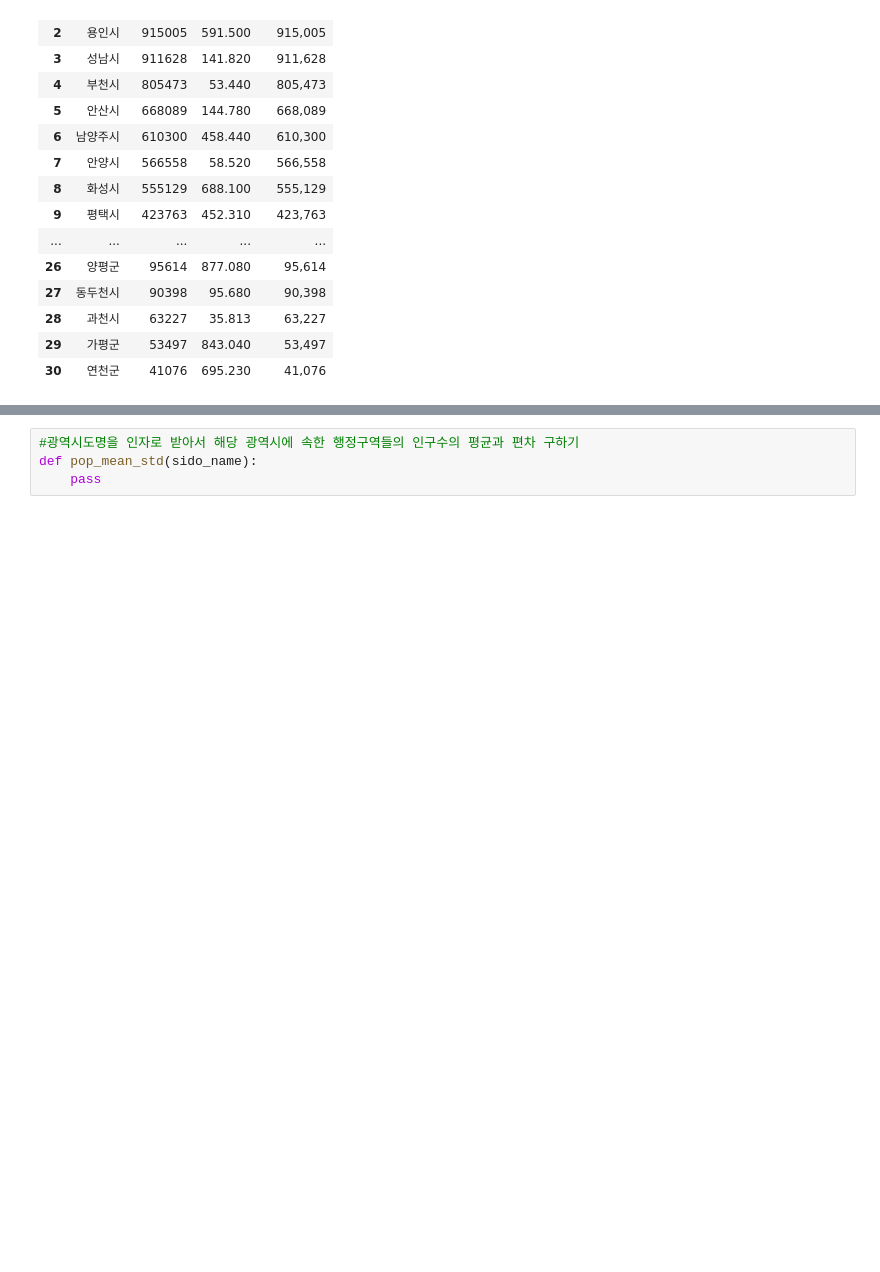
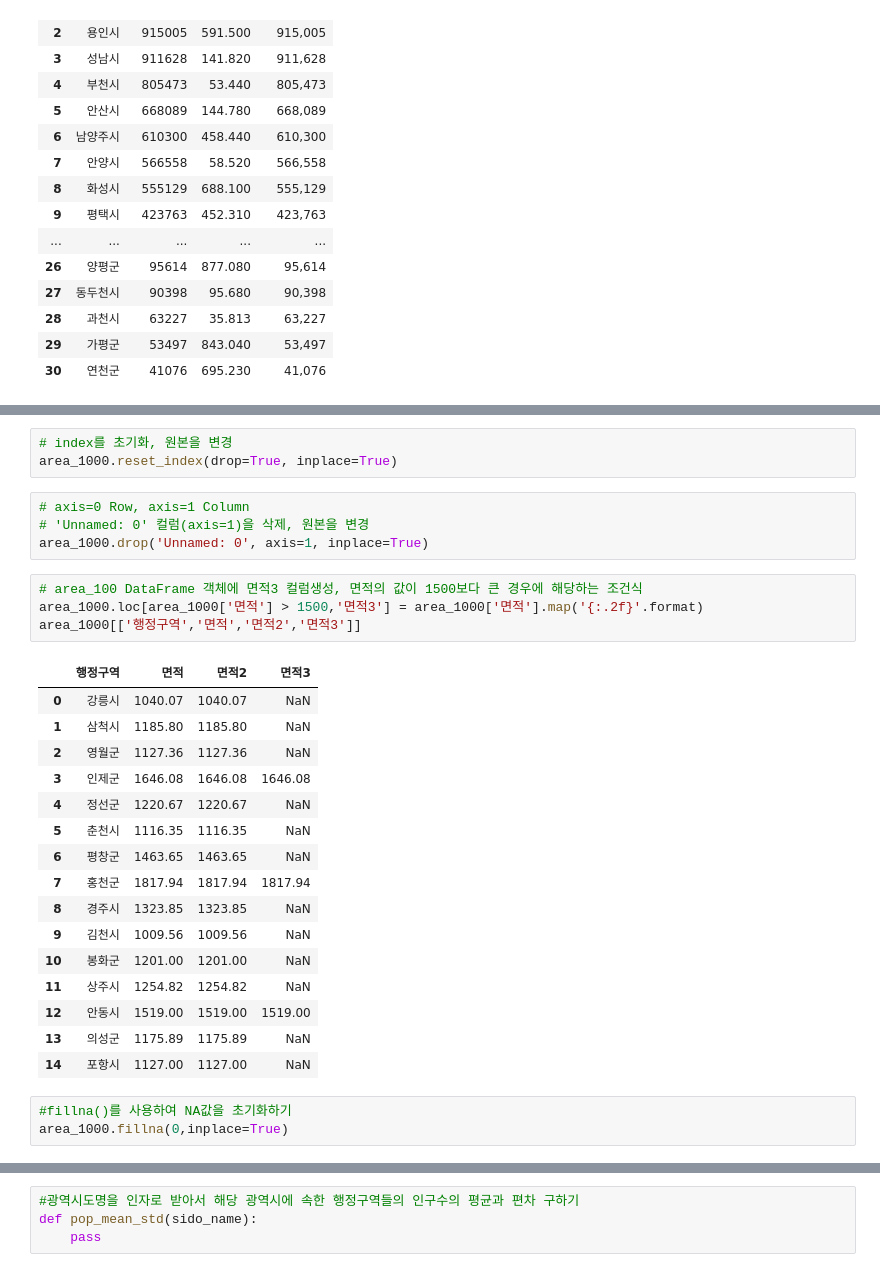
Before and after one commit to SJY8179/Python_Webscrapping_Analysis, a Jupyter notebook: 03-1.행정구역정보_분석과시각화.ipynb, the cells around one changed output, grey strips where cells are left out. Drawn from its saved outputs; the diff is of its cells as text; blank space fills up the shorter version.

```diff
--- a/03-1.행정구역정보_분석과시각화.ipynb
+++ b/03-1.행정구역정보_분석과시각화.ipynb
@@ -398,0 +430,31 @@ area_1000
+# %%
+# index를 초기화, 원본을 변경
+area_1000.reset_index(drop=True, inplace=True)
+# %%
+# axis=0 Row, axis=1 Column
+# 'Unnamed: 0' 컬럼(axis=1)을 삭제, 원본을 변경
+area_1000.drop('Unnamed: 0', axis=1, inplace=True)
+# %%
+# area_100 DataFrame 객체에 면적3 컬럼생성, 면적의 값이 1500보다 큰 경우에 해당하는 조건식
+area_1000.loc[area_1000['면적'] > 1500,'면적3'] = area_1000['면적'].map('{:.2f}'.format)
+area_1000[['행정구역','면적','면적2','면적3']]
+# %% [output]
+|  | 행정구역 | 면적 | 면적2 | 면적3 |
+| 0 | 강릉시 | 1040.07 | 1040.07 | NaN |
+| 1 | 삼척시 | 1185.80 | 1185.80 | NaN |
+| 2 | 영월군 | 1127.36 | 1127.36 | NaN |
+| 3 | 인제군 | 1646.08 | 1646.08 | 1646.08 |
+| 4 | 정선군 | 1220.67 | 1220.67 | NaN |
+| 5 | 춘천시 | 1116.35 | 1116.35 | NaN |
+| 6 | 평창군 | 1463.65 | 1463.65 | NaN |
+| 7 | 홍천군 | 1817.94 | 1817.94 | 1817.94 |
+| 8 | 경주시 | 1323.85 | 1323.85 | NaN |
+| 9 | 김천시 | 1009.56 | 1009.56 | NaN |
+| 10 | 봉화군 | 1201.00 | 1201.00 | NaN |
+| 11 | 상주시 | 1254.82 | 1254.82 | NaN |
+| 12 | 안동시 | 1519.00 | 1519.00 | 1519.00 |
+| 13 | 의성군 | 1175.89 | 1175.89 | NaN |
+| 14 | 포항시 | 1127.00 | 1127.00 | NaN |
+# %%
+#fillna()를 사용하여 NA값을 초기화하기
+area_1000.fillna(0,inplace=True)
```
Also changed, not shown: parts of 7 cells of this notebook.
